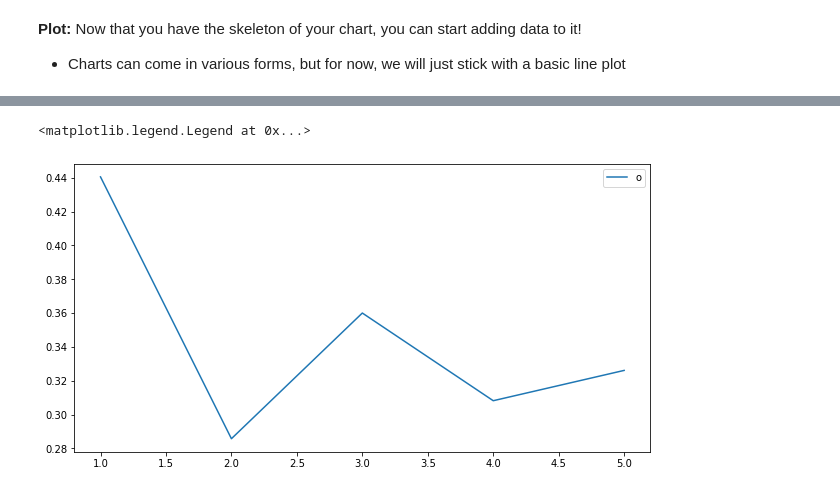
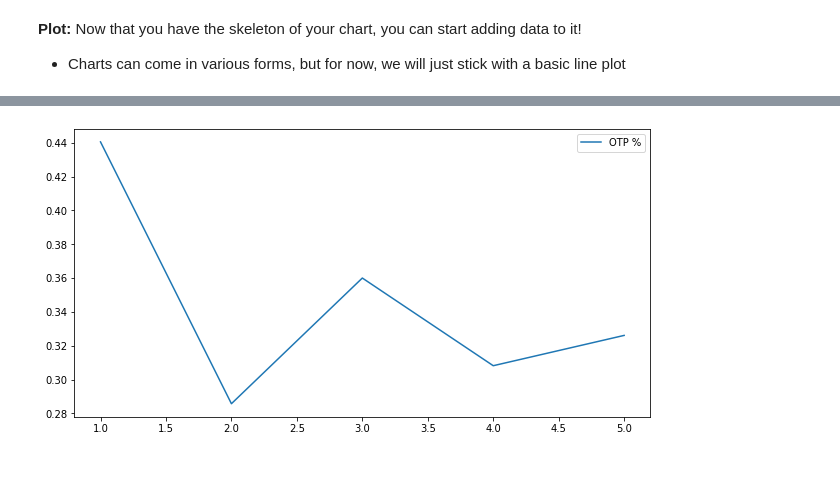
Before and after one commit to Per48edjes/Misc-DA-Prob-Stat, a Jupyter notebook: Python_2/python_data_viz.ipynb, the cells around one changed output, grey strips where cells are left out. Drawn from its saved outputs; the diff is of its cells as text; code cells hidden in the pictures.

```diff
--- a/Python_2/python_data_viz.ipynb
+++ b/Python_2/python_data_viz.ipynb
@@ -244,13 +259,17 @@ Figure.show works only for figures managed by pyplot, normally created by pyplot
 # %%
-## PYPLOT WRAPPER
+# PYPLOT WRAPPER
 
 # Recreate figure to avoid adding too many axes
-fig = plt.figure(figsize=(4,4))
-ax = plt.axes([0,0,2,1])
+fig = plt.figure(figsize=(8,4))
+ax = plt.subplot(position=[0,0,1,1])
 
+# Plot OTP over time by calling .plot() using plt
 plt.plot(air_otp['month'], air_otp['otp_percent'])
 
-plt.legend(labels='otp_percent', loc=0)
+# Add a legend by calling .legend() with 'labels' using plt
+plt.legend(labels=['OTP %'], loc=0)
+
+# Display the plot
+plt.show()
 # %% [output]
-<matplotlib.legend.Legend at 0x...>
-[figure, old version]
+[figure, new version]
```
Also changed, not shown: parts of 21 cells of this notebook.
